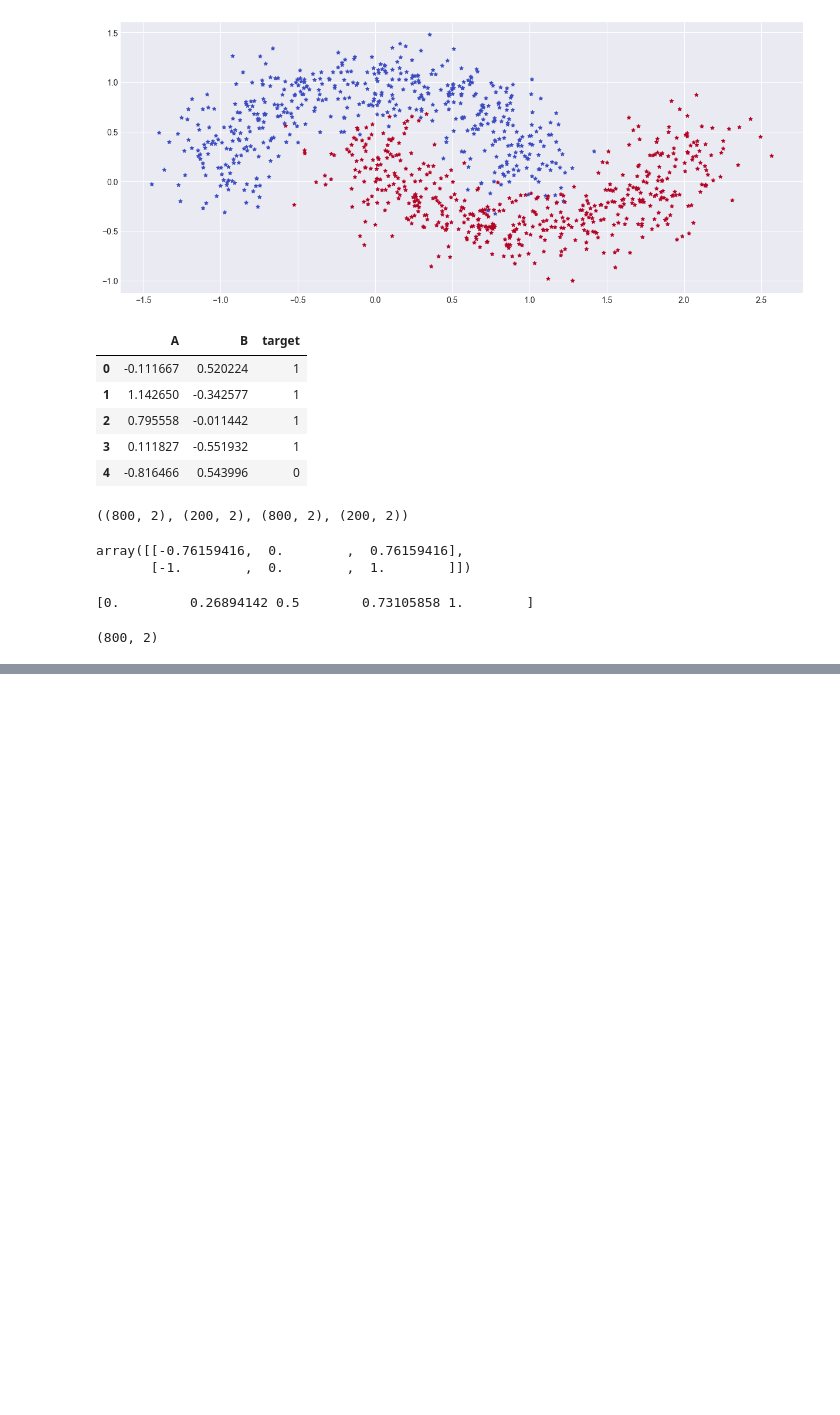
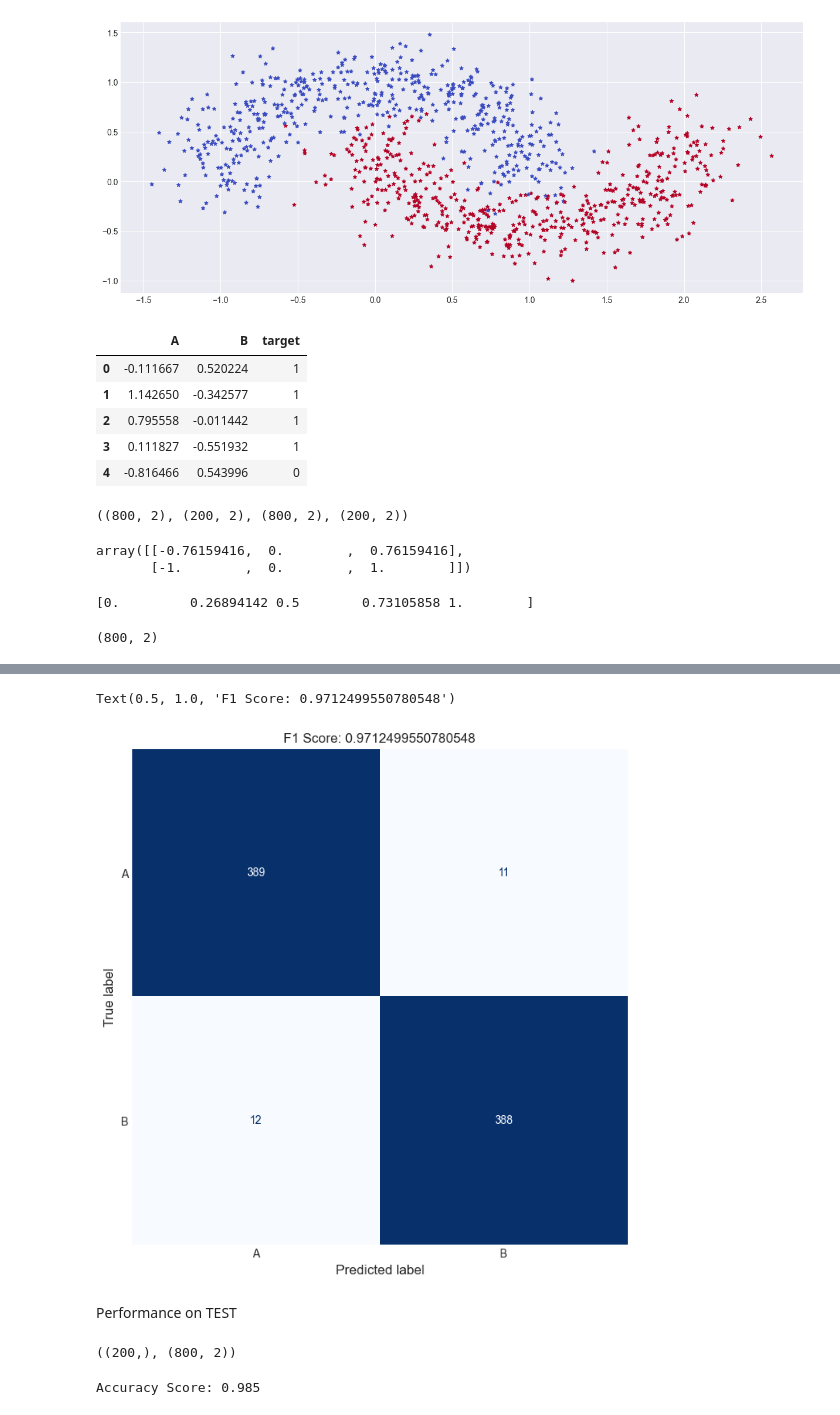
Before and after one commit to ishaan-eng/Deep-Learning, a Jupyter notebook: November 11/Multi_Layer_Perceptron.ipynb, the cells around one changed output, grey strips where cells are left out. Saved outputs shown, nothing was run; the diff lists cells and outputs as text; code cells hidden in the pictures; blank space fills up the shorter version.

```diff
--- a/November 11/Multi_Layer_Perceptron.ipynb
+++ b/November 11/Multi_Layer_Perceptron.ipynb
@@ -339,0 +459,22 @@ ValueError: cannot reshape array of size 18042 into shape (97,93)
+# %%
+
+cm=confusion_matrix(y_train.argmax(axis=1),y_pred)
+disp=ConfusionMatrixDisplay(confusion_matrix=cm, display_labels=['A','B'])
+fig,ax=plt.subplots(figsize=(8,8))
+disp.plot(ax=ax,cmap='Blues',colorbar=False)
+ax.grid(False)
+ax.set_title(f'F1 Score: {f1_score(y_train.argmax(axis=1),y_pred,average='weighted')}')
+# %% [output]
+Text(0.5, 1.0, 'F1 Score: 0.9712499550780548')
+[figure, added]
+# %% [markdown]
+Performance on TEST
+# %%
+y_pred=predict(model,X_test)
+y_pred.shape,y_test.shape
+# %% [output]
+((200,), (800, 2))
+# %%
+print(f'Accuracy Score: {accuracy_score(y_test.argmax(axis=1),y_pred)}')
+# %% [output]
+Accuracy Score: 0.985
```
Also changed, not shown: parts of 18 cells of this notebook, 14 other files.
